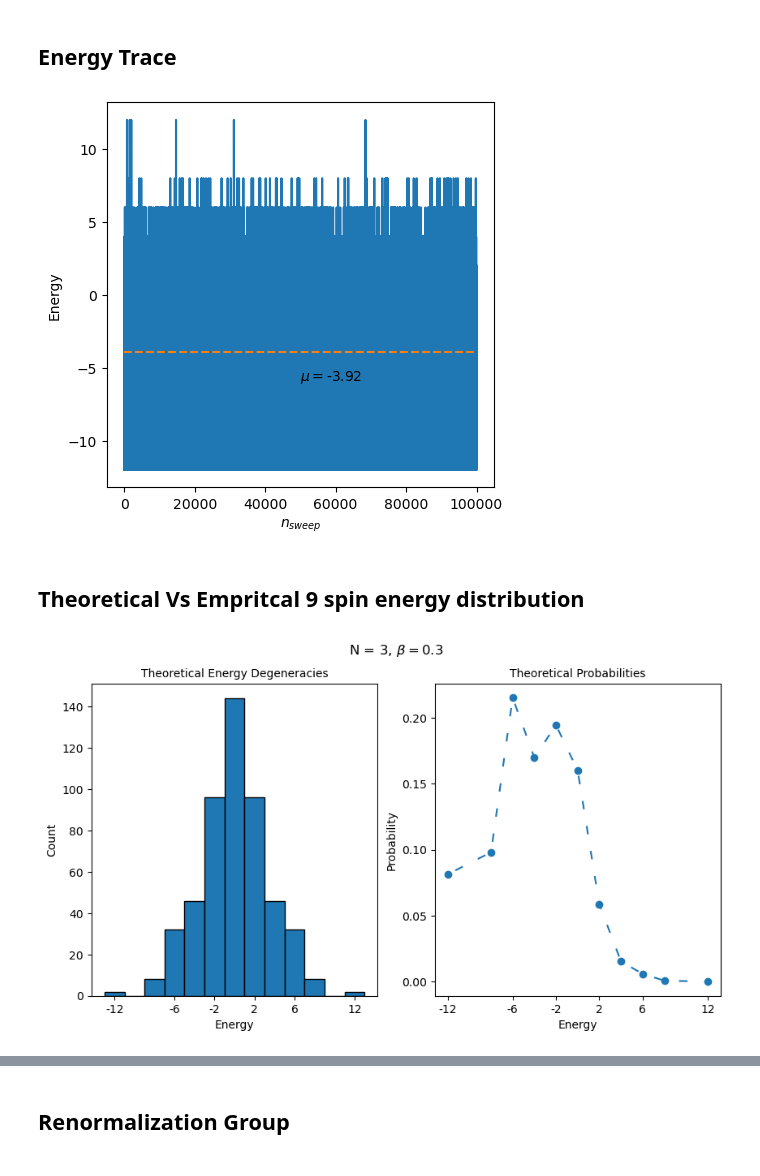
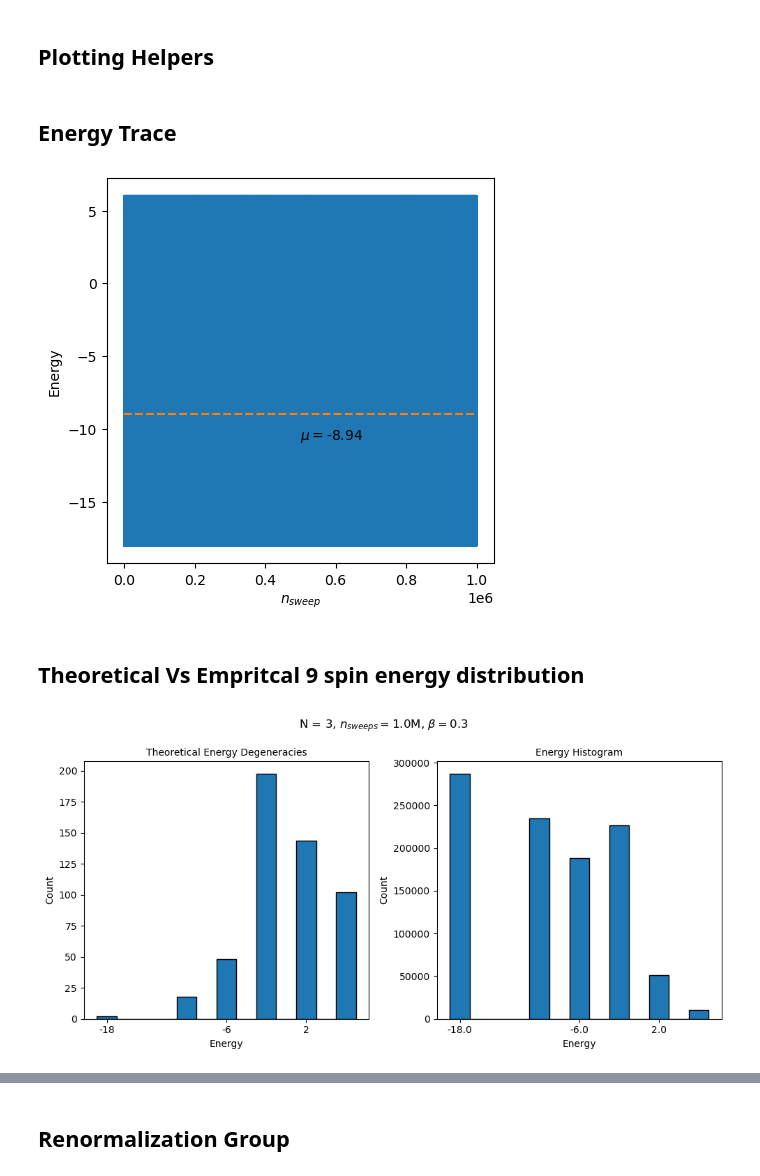
Before and after one commit to gdebrun2/atomic-simulations, a Jupyter notebook: ising-renormalization.ipynb, the cells around one changed output, grey strips where cells are left out. Saved outputs shown, nothing was run; the diff lists cells and outputs as text; code cells hidden in the pictures.

```diff
--- a/ising-renormalization.ipynb
+++ b/ising-renormalization.ipynb
@@ -537,0 +968,2 @@ getConfigs(3).shape
+# %% [markdown]
+## Plotting Helpers
@@ -546,31 +1116,53 @@ lattices, energies, mags = simulateMetropolis(lattice, beta, nsweeps)
+# %%
+N = 3
+beta9 = 0.3
+maxsweeps9 = 1000000
+window9 = 1000000
+lattice9 = initLattice(N)
+lattices9, energies9, mags9, nsweeps9, totalsweeps9 = simulateMetropolis(
+    lattice9, beta9, maxsweeps9, window9
+)
+ints = latticeToInt(lattices9)
+unique_ints, probs_ints = distribution(ints)
 # %%
 fig, ax = plt.subplots(figsize=(5, 5))
-ax.plot(energies)
+ax.plot(energies9)
 ax.set_xlabel(r"$n_{sweep}$")
 ax.set_ylabel("Energy")
-ax.hlines(energies.mean(), 0, nsweeps, linestyle="dashed", color="tab:orange")
+ax.hlines(energies9.mean(), 0, window9, linestyle="dashed", color="tab:orange")
 ax.annotate(
-    r"$\mu =$" + str(energies.mean().round(2)),
-    xy=(nsweeps // 2, 1.5 * energies.mean()),
+    r"$\mu =$" + str(energies9.mean().round(2)),
+    xy=(window9 // 2, 1.2 * energies9.mean()),
 )
 plt.show()
 # %% [output]
-[figure, old version]
+[figure, new version]
 # %% [markdown]
 ## Theoretical Vs Empritcal 9 spin energy distribution
 # %%
 configs = getConfigs(N)
 theoreticalEnergies = getEnergies(configs)
 fig, axs = plt.subplots(nrows=1, ncols=2, figsize=(10, 5))
 energyHistogram(theoreticalEnergies, axs[0], fontsize=10)
-plotTheoreticalEnergyDistribution(beta, N, axs[1], fontsize=10)
+energyHistogram(energies9, axs[1], fontsize=10)
+
 axs[0].set_title(f"Theoretical Energy Degeneracies", fontsize=10)
-axs[1].set_title(f"Theoretical Probabilities", fontsize=10)
+
+axs[1].set_title(
+    f"Energy Histogram",
+    fontsize=10,
+)
+
 fig.suptitle(
-    f"N = {N}, " + r"$\beta =$" + f"{beta:.1}",
+    f"N = {N}, "
+    + r"$n_{sweeps} =$"
+    + f"{maxsweeps9 / int(1e6):.2}M, "
+    + r"$\beta =$"
+    + f"{beta9:.1}",
     fontsize=12,
 )
+fig.tight_layout()
 plt.show()
 # %% [output]
-[figure, old version]
+[figure, new version]
 # %%
```
Also changed, not shown: parts of 38 cells of this notebook, 1 other file.
